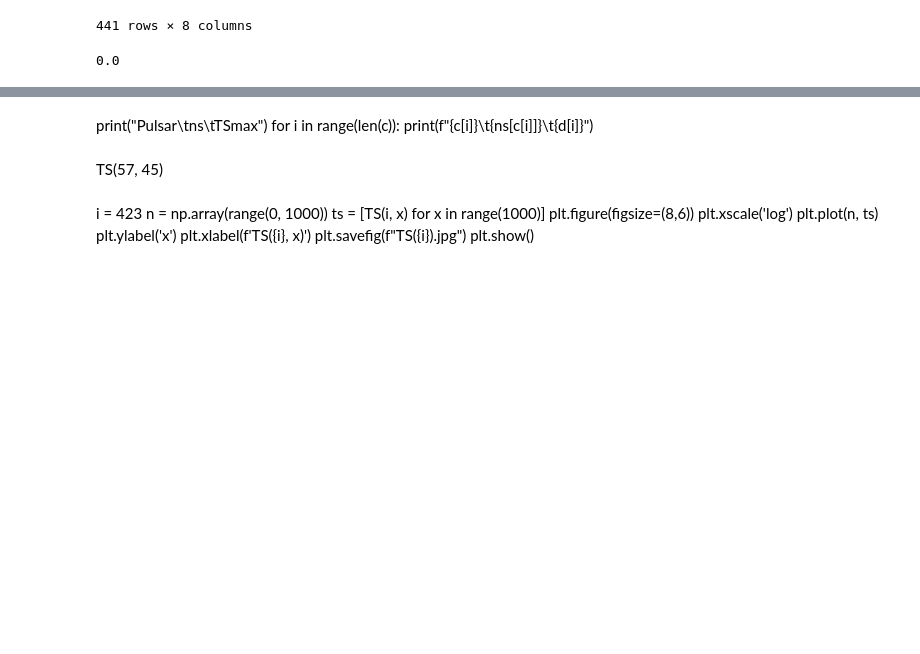
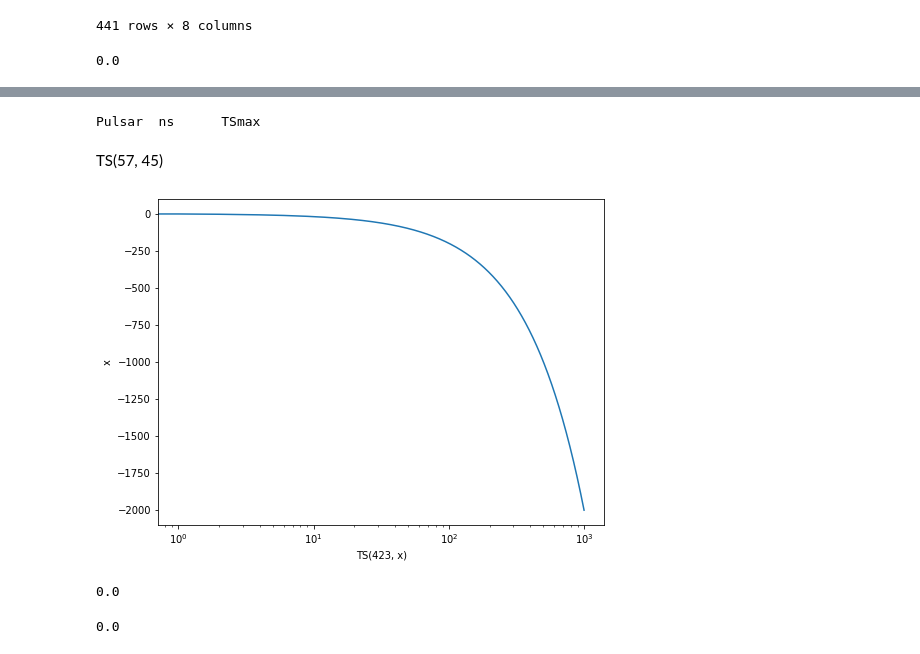
Before and after one commit to DarkWake9/Project-IceCube-Legacy, a Jupyter notebook: task4/task4a.ipynb, the cells around one changed output, grey strips where cells are left out. Cells and saved outputs as stored; diff of their text form; code cells hidden in the pictures; blank space fills up the shorter version.

Commit message:
06102022 - 21.53 - Task 4a ALL SMOOTH CURVES

```diff
--- a/task4/task4a.ipynb
+++ b/task4/task4a.ipynb
@@ -187,7 +187,7 @@ def S_ij(i):### $P_i[a] = \dfrac{ns[a]}{N} S[a] + \left(1 - \dfrac{ns[a]}{N}\rig
     for j in range(0,len(icdata2)):
         ang = aang[i][j]
         if ang != -1:
-            if ang < 20:
+            if True: #ang < 20:
                 sg = np.deg2rad(icang[j]) ** 2
                 ang = np.deg2rad(ang) ** 2
                 arr.append(np.exp(-1 * ang / (2 * sg)) / (2 * np.pi * sg))
@@ -209,14 +209,17 @@ S = sij()
 # %%
 #N != len(icdata2)
 Ns = []
-for i in aang:
-    count = 0
-    for j in i:
-        if j != -1:
-            if j < 20:
-                count += 1
-    Ns.append(count)
-Ns = np.array(Ns)
+def nsang(aang):
+    for i in aang:
+        count = 0
+        for j in i:
+            if j != -1:
+                if j < 20:
+                    count += 1
+        Ns.append(count)
+    Ns = np.array(Ns)
+#Ns = nsang(aang)
+Ns = len(icdata2)*np.ones(len(S))
 # %%
 lt = 6
 def bg(i):
@@ -280,4 +293,0 @@ for i in ns:
-# %% [markdown]
-print("Pulsar\tns\tTSmax")
-for i in range(len(c)):
-    print(f"{c[i]}\t{ns[c[i]]}\t{d[i]}")
@@ -284,13 +302,29 @@ for i in range(len(c)):
+# %%
+print("Pulsar\tns\tTSmax")
+for i in range(len(c)):
+    print(f"{c[i]}\t{ns[c[i]]}\t{d[i]}")
+# %% [output]
+Pulsar  ns      TSmax
 # %% [markdown]
 TS(57, 45)
-# %% [markdown]
-i = 423
-n = np.array(range(0, 1000))
-ts = [TS(i, x) for x in range(1000)]
-plt.figure(figsize=(8,6))
-plt.xscale('log')
-plt.plot(n, ts)
-plt.ylabel('x')
-plt.xlabel(f'TS({i}, x)')
-plt.savefig(f"TS({i}).jpg")
-plt.show()
+# %%
+i = 423
+n = np.array(range(0, 1000))
+ts = [TS(i, x) for x in range(1000)]
+plt.figure(figsize=(8,6))
+plt.xscale('log')
+plt.plot(n, ts)
+plt.ylabel('x')
+plt.xlabel(f'TS({i}, x)')
+plt.savefig(f"TS({i}).jpg")
+plt.show()
+# %% [output]
+[figure, added]
+# %%
+ns[423]
+# %% [output]
+0.0
+# %%
+tns[423]
+# %% [output]
+0.0
```
Also changed, not shown: parts of 5 cells of this notebook, 1 other file.
